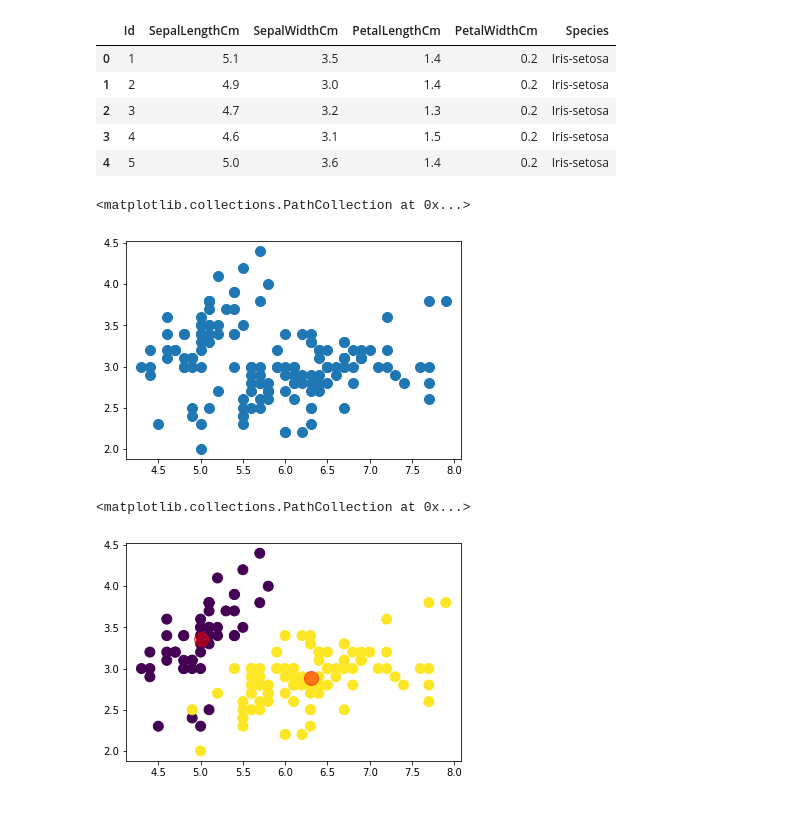
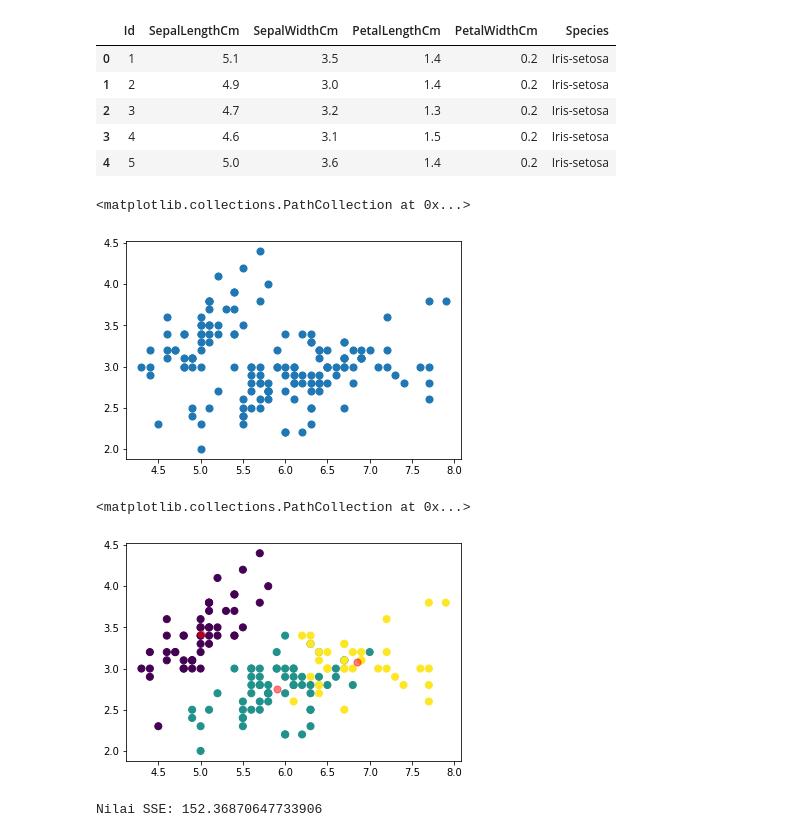
Before and after one commit to Aikhusy/Random, a Jupyter notebook: ULARNAGA/micinlerning/kmc/KmeansClustering.ipynb, the cells around one changed output. Saved outputs shown, nothing was run; the diff lists cells and outputs as text; code cells hidden in the pictures.

```diff
--- a/ULARNAGA/micinlerning/kmc/KmeansClustering.ipynb
+++ b/ULARNAGA/micinlerning/kmc/KmeansClustering.ipynb
@@ -20,22 +20,27 @@ df.head()
 X = df.iloc[:, 1:-1]
 y = df.iloc[:, -1]
 # %%
-plt.scatter(X.iloc[:, 0], X.iloc[:, 1], s = 100)
+plt.scatter(X.iloc[:, 0], X.iloc[:, 1], s = 50)
 # %% [output]
 <matplotlib.collections.PathCollection at 0x...>
-[figure, old version]
+[figure, new version]
 # %%
-cl_kmeans = KMeans(n_clusters=2)
+cl_kmeans = KMeans(n_clusters=3)
 
 # Fit dan predict model
 y_kmeans = cl_kmeans.fit_predict(X)
 # %%
 # Plot hasi cluster berdasarkan Sepal Length dan Sepal Width
-plt.scatter(X.iloc[:, 0], X.iloc[:, 1], s = 100, c=y_kmeans)
+plt.scatter(X.iloc[:, 0], X.iloc[:, 1], s = 50, c=y_kmeans)
 
 # Plot centroid
 centers = cl_kmeans.cluster_centers_
-plt.scatter(centers[:, 0], centers[:, 1], c='red', s=200, alpha=0.5)
+plt.scatter(centers[:, 0], centers[:, 1], c='red', s=50, alpha=0.5)
 # %% [output]
 <matplotlib.collections.PathCollection at 0x...>
-[figure, old version]
+[figure, new version]
+# %%
+# Cek Nilai SSE
+print(f'Nilai SSE: {cl_kmeans.inertia_}')
+# %% [output]
+Nilai SSE: 152.36870647733906
```
Also changed, not shown: parts of 8 cells of this notebook, 13 other files.
